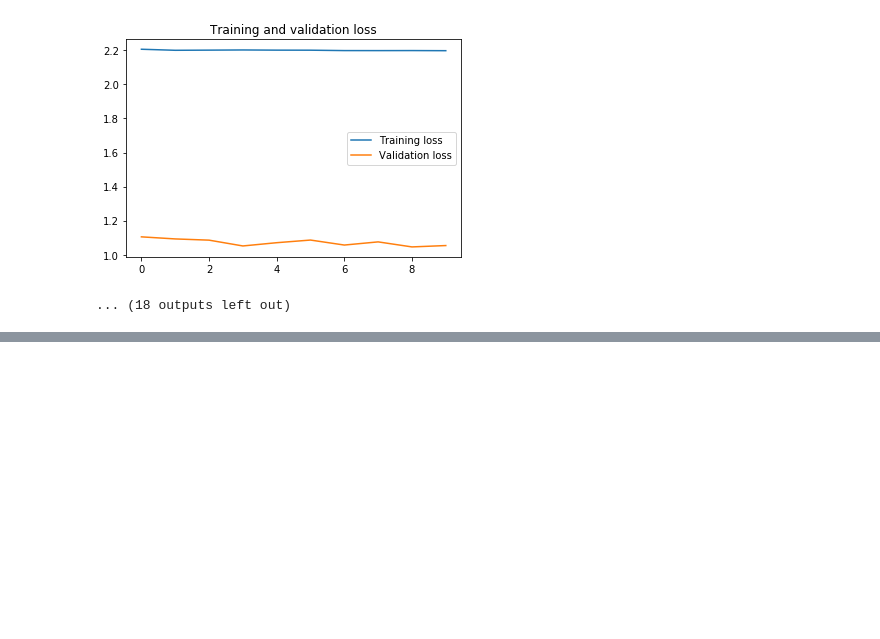
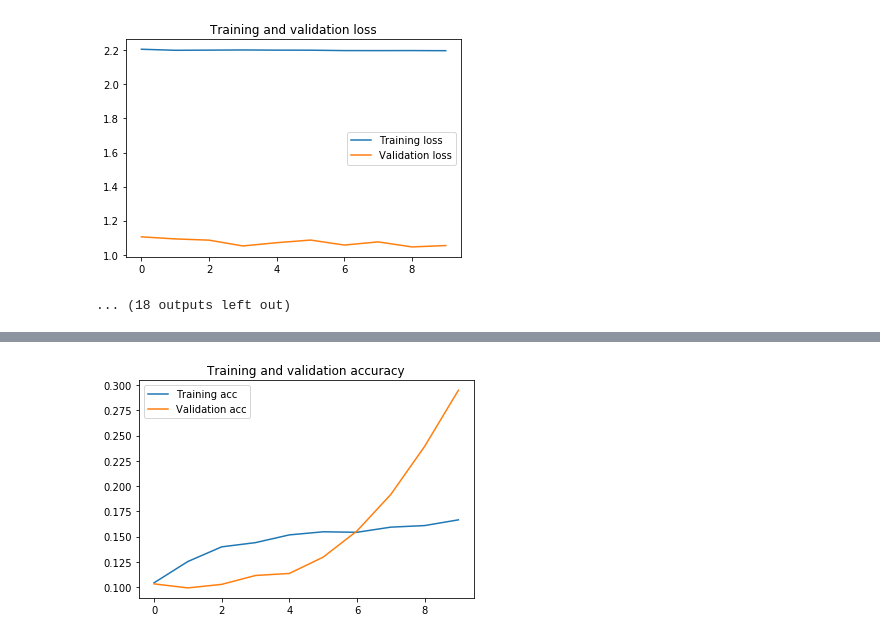
Before and after one commit to PatrickRuan/2nd-ML100Days, a Jupyter notebook: Day100_transfer_learning_HW的副本.ipynb, the cells around one changed output, grey strips where cells are left out. Cells and saved outputs as stored; diff of their text form; code cells hidden in the pictures; blank space fills up the shorter version.

```diff
--- a/Day100_transfer_learning_HW的副本.ipynb
+++ b/Day100_transfer_learning_HW的副本.ipynb
@@ -553,0 +556,86 @@ Epoch 10/10
+# %%
+net = ResNet50(include_top=False, weights='imagenet', input_tensor=None,
+               input_shape=(IMAGE_SIZE[0],IMAGE_SIZE[1],3))
+x = net.output
+x = Flatten()(x)
+x = Dense(256,activation='relu')(x)
+
+# 增加 DropOut layer
+#x = Dropout(0.5)(x)
+
+# 增加 Dense layer，以 softmax 產生個類別的機率值
+output_layer = Dense(NUM_CLASSES, activation='softmax', name='softmax')(x)
+
+# 設定凍結與要進行訓練的網路層
+net_final = Model(inputs=net.input, outputs=output_layer)
+for layer in net_final.layers[:FREEZE_LAYERS]:
+    layer.trainable = False
+for layer in net_final.layers[FREEZE_LAYERS:]:
+    layer.trainable = True
+
+# 使用 Adam optimizer，以較低的 learning rate 進行 fine-tuning
+net_final.compile(optimizer=Adam(lr=1e-5),
+                  loss='categorical_crossentropy', metrics=['accuracy'])
+
+# 輸出整個網路結構
+#print(net_final.summary())
+
+
+
+train_datagen1 = ImageDataGenerator(rotation_range=10,
+                                   width_shift_range=0.1,
+                                   height_shift_range=0.1,
+                                   shear_range=0.1,
+                                   zoom_range=0.1,
+                                   channel_shift_range=5,
+                                   horizontal_flip=True,
+                                   fill_mode='nearest')
+
+train_datagen2 = ImageDataGenerator(rotation_range=20,
+                                   width_shift_range=0.15,
+                                   height_shift_range=0.15,
+                                   shear_range=0.15,
+                                   zoom_range=0.15,
+                                   channel_shift_range=5,
+                                   horizontal_flip=True,
+                                   fill_mode='nearest')
+train_datagen3 = ImageDataGenerator(rotation_range=40,
+                                   width_shift_range=0.2,
+                                   height_shift_range=0.2,
+                                   shear_range=0.2,
+                                   zoom_range=0.2,
+                                   channel_shift_range=10,
+                                   horizontal_flip=True,
+                                   fill_mode='nearest')
+
+
+train_datagen.fit(x_train)
+
+
+
+train_cycle = 20
+epoch_num = 10
+
+for i in range(train_cycle):
+  print(f'start {1+i*10}')
+  fname = 'model-resnet50-final-AR2'+str(1+i*10)+'.h5'
+  WEIGHTS_FINAL = root+'ColabOK/'+fname
+  if i <= 8:
+    history_AR2= net_final.fit_generator(train_datagen1.flow(x_train, y_train, batch_size=512),
+                    steps_per_epoch=int(len(x_train)//512),
+                    validation_data=(x_test, y_test),
+                    epochs=epoch_num, verbose=1)
+  elif i <= 14:
+    history_AR2= net_final.fit_generator(train_datagen2.flow(x_train, y_train, batch_size=512),
+                    steps_per_epoch=int(len(x_train)//512),
+                    validation_data=(x_test, y_test),
+                    epochs=epoch_num, verbose=1)
+  elif i >14:
+    history_AR2= net_final.fit_generator(train_datagen3.flow(x_train, y_train, batch_size=512),
+                    steps_per_epoch=int(len(x_train)//512),
+                    validation_data=(x_test, y_test),
+                    epochs=epoch_num, verbose=1)
+
+  net_final.save(WEIGHTS_FINAL)
+  call_history(history_AR2)
+# %% [output]
@@ -553,0 +659 @@ Epoch 10/10
+[figure, added]
```
Also changed, not shown: parts of 2 cells of this notebook.
